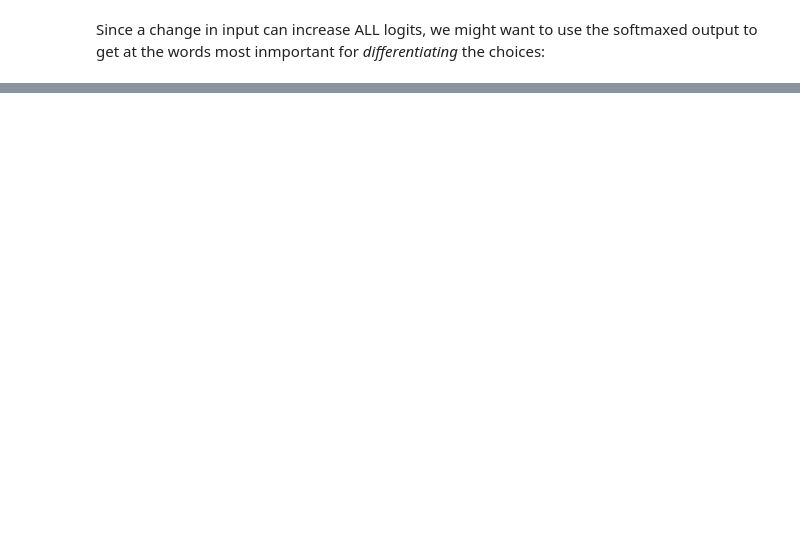
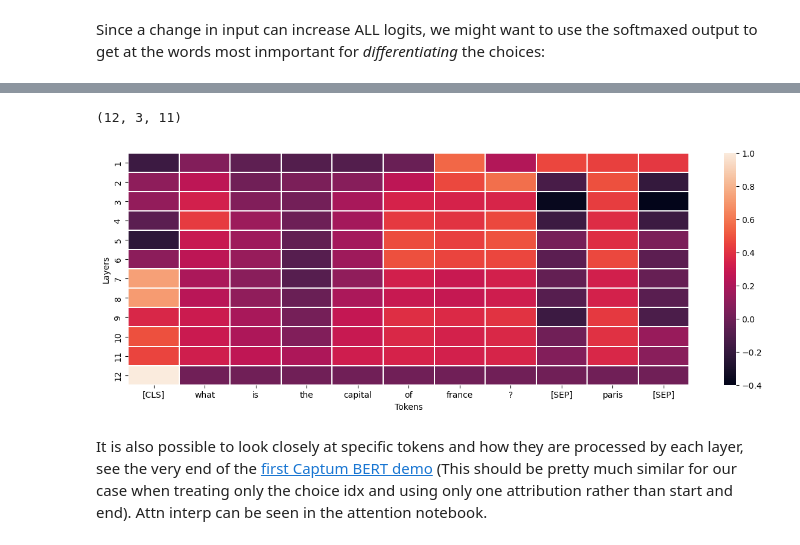
Before and after one commit to 5an0j/Circuits-INTED-2025, a Jupyter notebook: Code/MultipleChoice/Captum_MpC_BERT.ipynb, the cells around one changed output, grey strips where cells are left out. Drawn from its saved outputs; the diff is of its cells as text; code cells hidden in the pictures; blank space fills up the shorter version.

Commit message:
Added vector attribution and Layer conductance to BERT captum

```diff
--- a/Code/MultipleChoice/Captum_MpC_BERT.ipynb
+++ b/Code/MultipleChoice/Captum_MpC_BERT.ipynb
@@ -309,0 +412,18 @@ Legend: Negative Neutral Positive
+# %%
+# setup
+
+ref_token_type_ids = torch.zeros_like(token_type_ids)  # Reference token type ids, all zeros for BERT
+position_ids = torch.arange(input_ids.size(1), dtype=torch.long, device=device)  # Position ids for the input sequence
+ref_position_ids = torch.zeros_like(position_ids)  # Reference position ids, all zeros for BERT
+
+input_embs, ref_input_embs = construct_whole_bert_embeddings(
+    input_ids, ref_input_ids, token_type_ids=token_type_ids,
+    ref_token_type_ids=ref_token_type_ids, position_ids=position_ids, ref_position_ids=ref_position_ids
+)
+
+if cfg.debug: print(input_embs.shape, ref_input_embs.shape)
+
+def summarize_attributions(attributions):
+    attributions = attributions.sum(dim=-1).squeeze(0)
+    attributions = attributions / torch.norm(attributions)
+    return attributions
@@ -309,0 +432,9 @@ Legend: Negative Neutral Positive
+# %%
+layer_attrs = [] # Empty list to store attributions for each layer
+
+for i in range(model.config.num_hidden_layers): # attrubuting tokenwise for each layer
+    lc = LayerConductance(forward_func_embed, model.bert.encoder.layer[i])
+    layer_attributions = lc.attribute(inputs=input_embs, baselines=ref_input_embs, additional_forward_args=(attention_masks,), \
+                                      target=choice_idx, n_steps=50, ) # reduced steps to speed up, sacrificing acc, though the trend holds up
+    layer_attrs.append(summarize_attributions(layer_attributions).cpu().detach().tolist())
+    print(f"Layer {i+1}:", np.sum(layer_attrs[i][choice_idx]))
@@ -309,0 +459,18 @@ Legend: Negative Neutral Positive
+# %%
+if cfg.debug: print(np.array(layer_attrs).shape)
+
+# Plotting
+fig, ax = plt.subplots(figsize=(15,5))
+
+xticklabels=tokenizer.convert_ids_to_tokens(input_ids[choice_idx])
+yticklabels=list(range(1, model.config.num_hidden_layers+1))
+ax = sns.heatmap(np.array(layer_attrs)[:,choice_idx,:], xticklabels=xticklabels, yticklabels=yticklabels, linewidth=0.2) #, annot=True
+plt.xlabel('Tokens')
+plt.ylabel('Layers')
+
+plt.show()
+# %% [output]
+(12, 3, 11)
+[figure, added]
+# %% [markdown]
+It is also possible to look closely at specific tokens and how they are processed by each layer, see the very end of the [first Captum BERT demo](https://captum.ai/tutorials/Bert_SQUAD_Interpret) (This should be pretty much similar for our case when treating only the choice idx and using only one attribution rather than start and end). Attn interp can be seen in the attention notebook.
```
Also changed, not shown: parts of 17 cells of this notebook, 1 other file.
